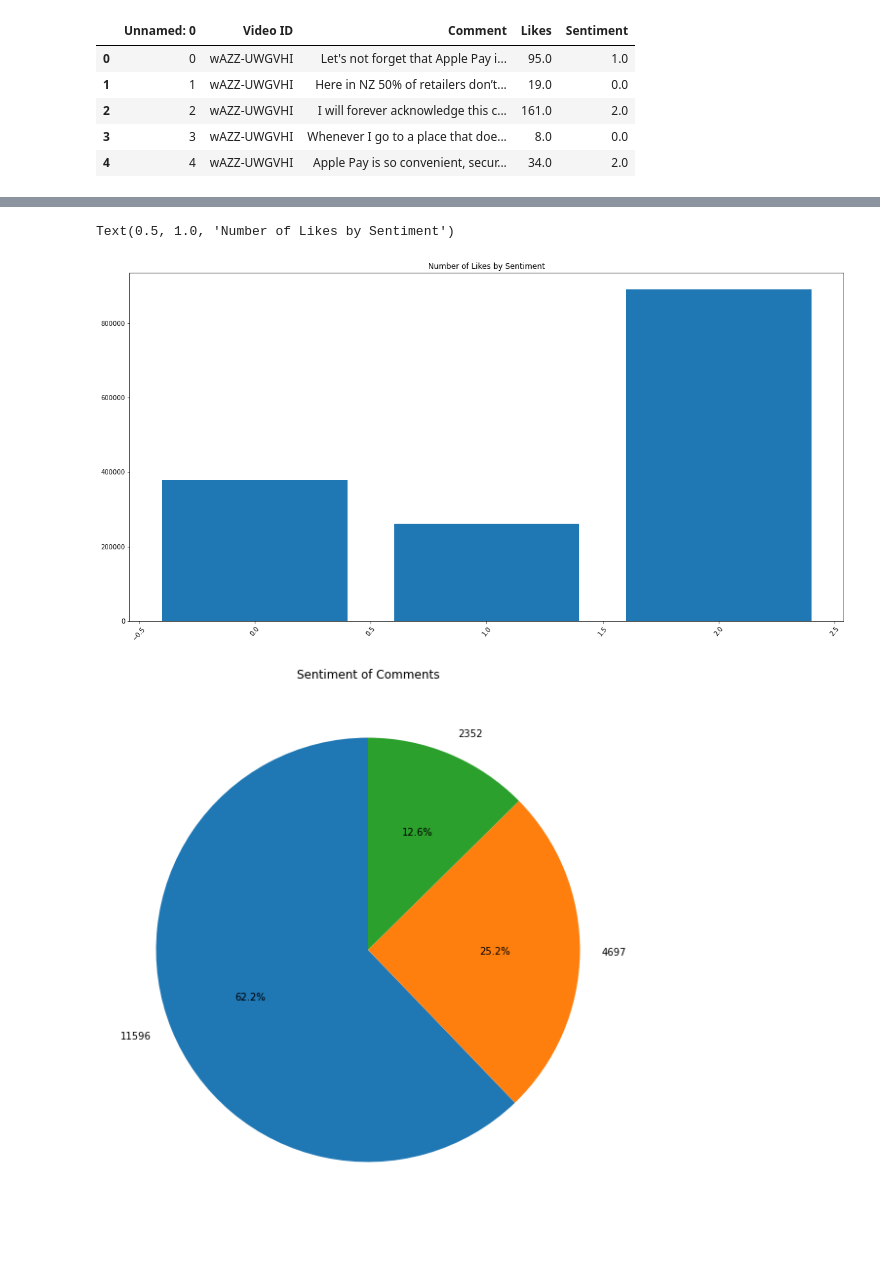
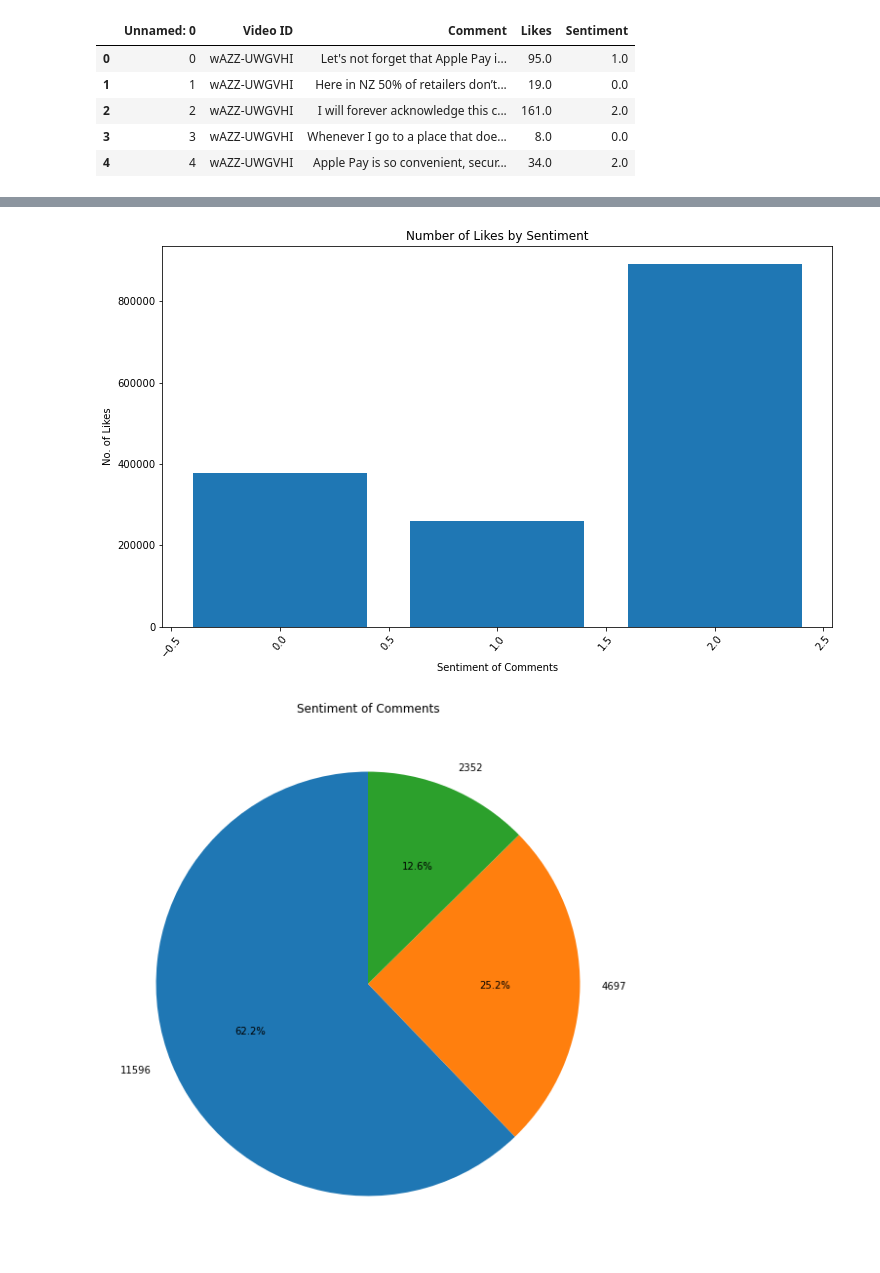
Before and after one commit to alishacopley/youtube_data_analysis, a Jupyter notebook: youtube_data_analysis.ipynb, the cells around one changed output, grey strips where cells are left out. Cells and saved outputs as stored; diff of their text form; code cells hidden in the pictures.

```diff
--- a/youtube_data_analysis.ipynb
+++ b/youtube_data_analysis.ipynb
@@ -34,7 +46,7 @@ comments.head()
 # %%
 # Merge dataframes into a single dataframe
 
-df3 = pd.merge(stats, comments, on='Video ID')
+df3 = pd.merge(stats, comments, on='Video ID', how='outer')
 
 df3.head()
 # %% [output]
@@ -73,11 +120,13 @@ youtube_data.head()
 # %%
-plt.figure(figsize=(20,10))
+plt.figure(figsize=(12,7))
 plt.bar(x=youtube_data['Sentiment'], height=youtube_data['Comment Likes'])
 plt.xticks(rotation=50)
 plt.title('Number of Likes by Sentiment')
+plt.xlabel("Sentiment of Comments")
+plt.ylabel("No. of Likes")
+plt.show()
 # %% [output]
-Text(0.5, 1.0, 'Number of Likes by Sentiment')
-[figure, old version]
+[figure, new version]
 # %%
 sentiment_data = youtube_data['Sentiment'].value_counts().rename_axis('Sentiment').reset_index(name='mood_counts')
 
```
Also changed, not shown: parts of 9 cells of this notebook.
